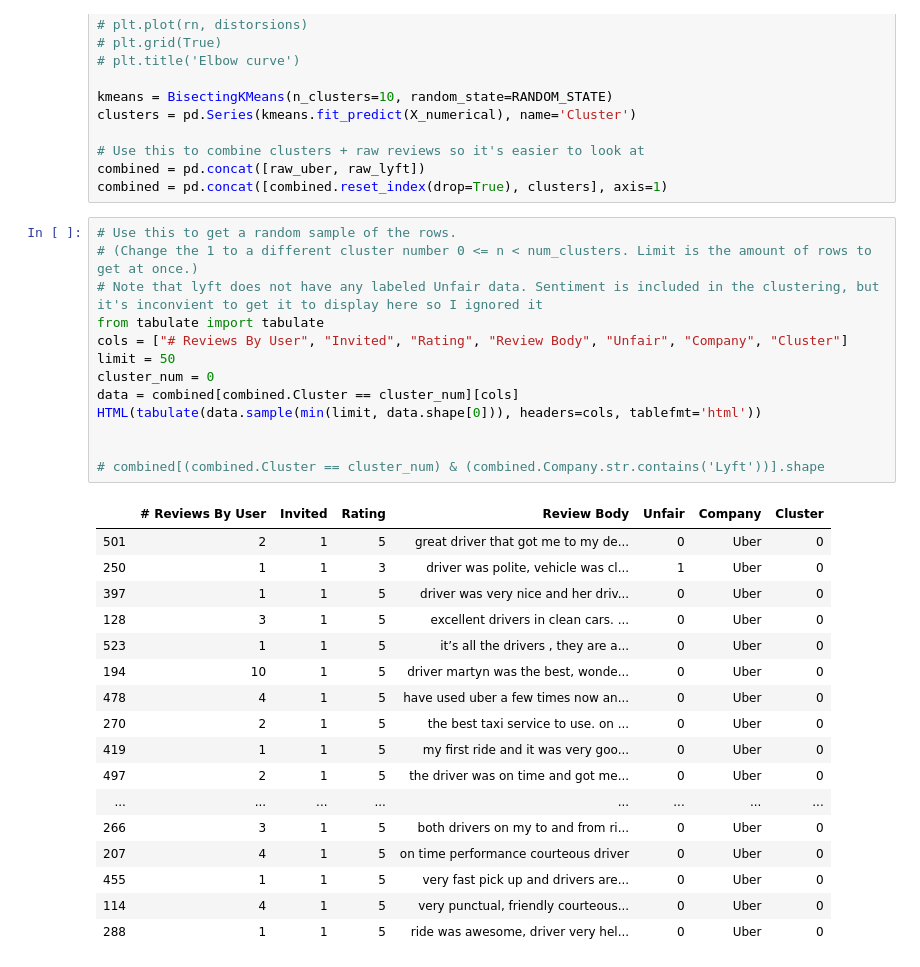
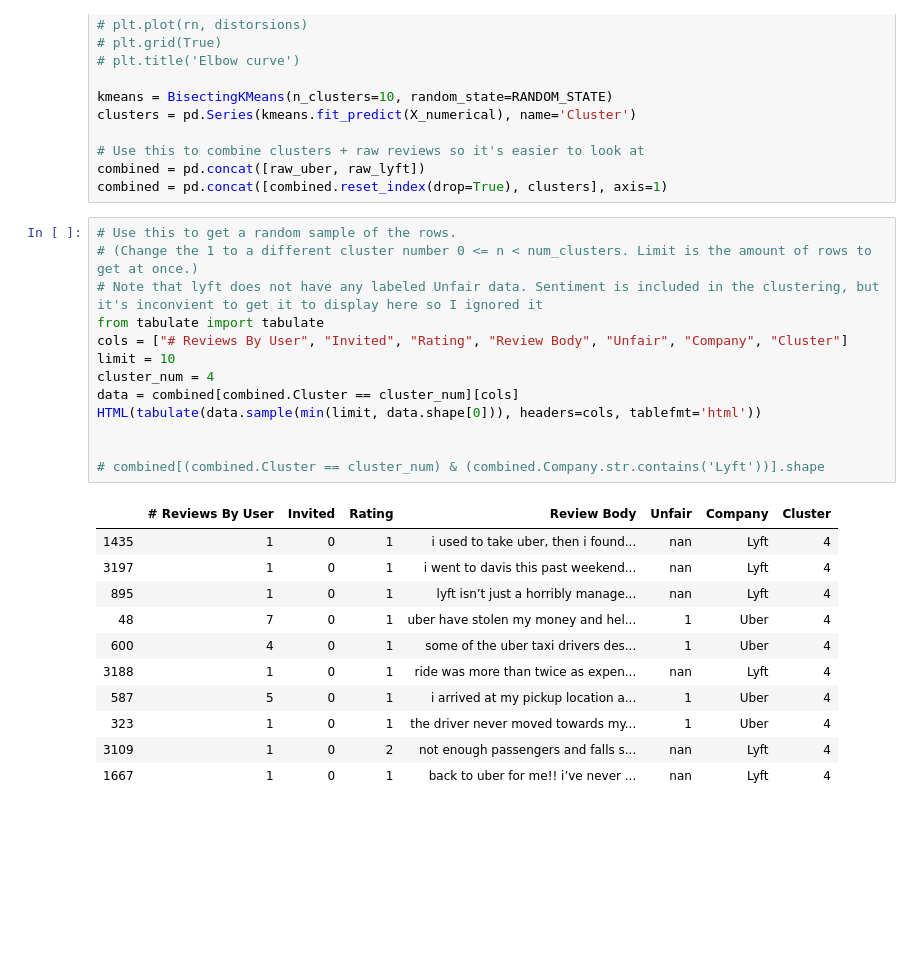
Before and after one commit to evkes/CPSC-4300-Gig-Economy, a Jupyter notebook: janetTest.ipynb, the cells around one changed output. Cells and saved outputs as stored; diff of their text form; blank space fills up the shorter version.

```diff
--- a/janetTest.ipynb
+++ b/janetTest.ipynb
@@ -177,31 +180,25 @@ combined = pd.concat([combined.reset_index(drop=True), clusters], axis=1)
 # %%
 # Use this to get a random sample of the rows.
 # (Change the 1 to a different cluster number 0 <= n < num_clusters. Limit is the amount of rows to get at once.)
 # Note that lyft does not have any labeled Unfair data. Sentiment is included in the clustering, but it's inconvient to get it to display here so I ignored it
 from tabulate import tabulate
 cols = ["# Reviews By User", "Invited", "Rating", "Review Body", "Unfair", "Company", "Cluster"]
-limit = 50
-cluster_num = 0
+limit = 10
+cluster_num = 4
 data = combined[combined.Cluster == cluster_num][cols]
 HTML(tabulate(data.sample(min(limit, data.shape[0])), headers=cols, tablefmt='html'))
 
 
 # combined[(combined.Cluster == cluster_num) & (combined.Company.str.contains('Lyft'))].shape
 # %% [output]
 |  | # Reviews By User | Invited | Rating | Review Body | Unfair | Company | Cluster |
-| 501 | 2 | 1 | 5 | great driver that got me to my de... | 0 | Uber | 0 |
-| 250 | 1 | 1 | 3 | driver was polite, vehicle was cl... | 1 | Uber | 0 |
-| 397 | 1 | 1 | 5 | driver was very nice and her driv... | 0 | Uber | 0 |
-| 128 | 3 | 1 | 5 | excellent drivers in clean cars. ... | 0 | Uber | 0 |
-| 523 | 1 | 1 | 5 | it’s all the drivers , they are a... | 0 | Uber | 0 |
-| 194 | 10 | 1 | 5 | driver martyn was the best, wonde... | 0 | Uber | 0 |
-| 478 | 4 | 1 | 5 | have used uber a few times now an... | 0 | Uber | 0 |
-| 270 | 2 | 1 | 5 | the best taxi service to use. on ... | 0 | Uber | 0 |
-| 419 | 1 | 1 | 5 | my first ride and it was very goo... | 0 | Uber | 0 |
-| 497 | 2 | 1 | 5 | the driver was on time and got me... | 0 | Uber | 0 |
-| ... | ... | ... | ... | ... | ... | ... | ... |
-| 266 | 3 | 1 | 5 | both drivers on my to and from ri... | 0 | Uber | 0 |
-| 207 | 4 | 1 | 5 | on time performance courteous driver | 0 | Uber | 0 |
-| 455 | 1 | 1 | 5 | very fast pick up and drivers are... | 0 | Uber | 0 |
-| 114 | 4 | 1 | 5 | very punctual, friendly courteous... | 0 | Uber | 0 |
-| 288 | 1 | 1 | 5 | ride was awesome, driver very hel... | 0 | Uber | 0 |
+| 1435 | 1 | 0 | 1 | i used to take uber, then i found... | nan | Lyft | 4 |
+| 3197 | 1 | 0 | 1 | i went to davis this past weekend... | nan | Lyft | 4 |
+| 895 | 1 | 0 | 1 | lyft isn’t just a horribly manage... | nan | Lyft | 4 |
+| 48 | 7 | 0 | 1 | uber have stolen my money and hel... | 1 | Uber | 4 |
+| 600 | 4 | 0 | 1 | some of the uber taxi drivers des... | 1 | Uber | 4 |
+| 3188 | 1 | 0 | 1 | ride was more than twice as expen... | nan | Lyft | 4 |
+| 587 | 5 | 0 | 1 | i arrived at my pickup location a... | 1 | Uber | 4 |
+| 323 | 1 | 0 | 1 | the driver never moved towards my... | 1 | Uber | 4 |
+| 3109 | 1 | 0 | 2 | not enough passengers and falls s... | nan | Lyft | 4 |
+| 1667 | 1 | 0 | 1 | back to uber for me!! i’ve never ... | nan | Lyft | 4 |
```
Also changed, not shown: parts of 2 cells of this notebook.
